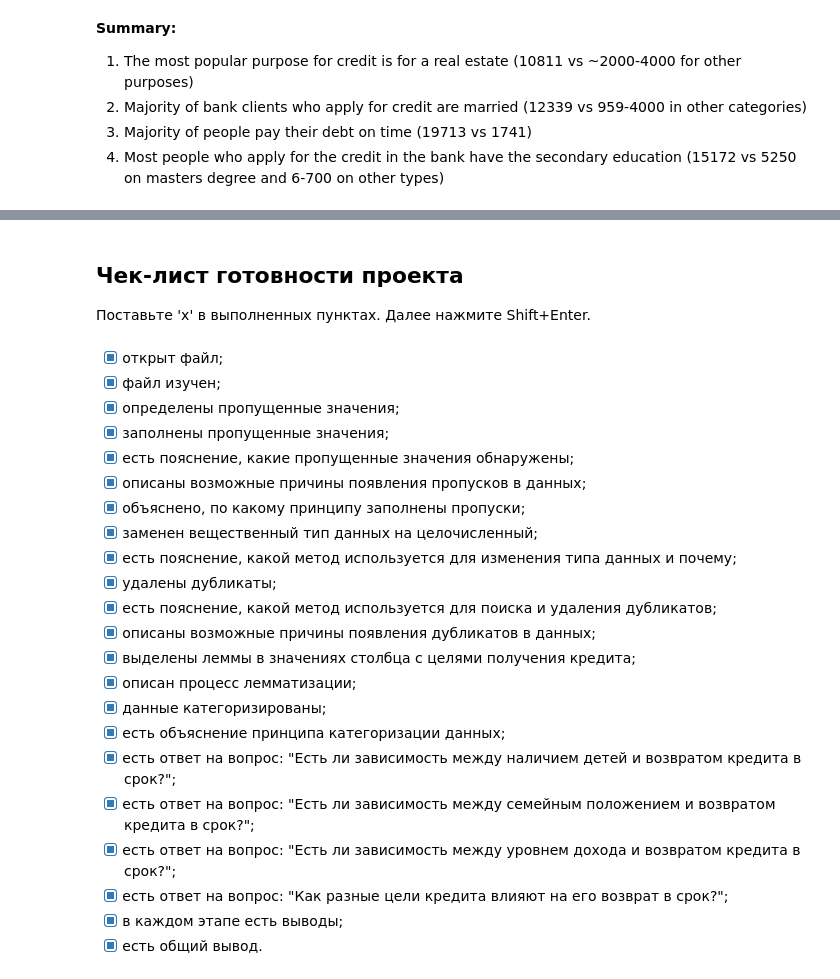
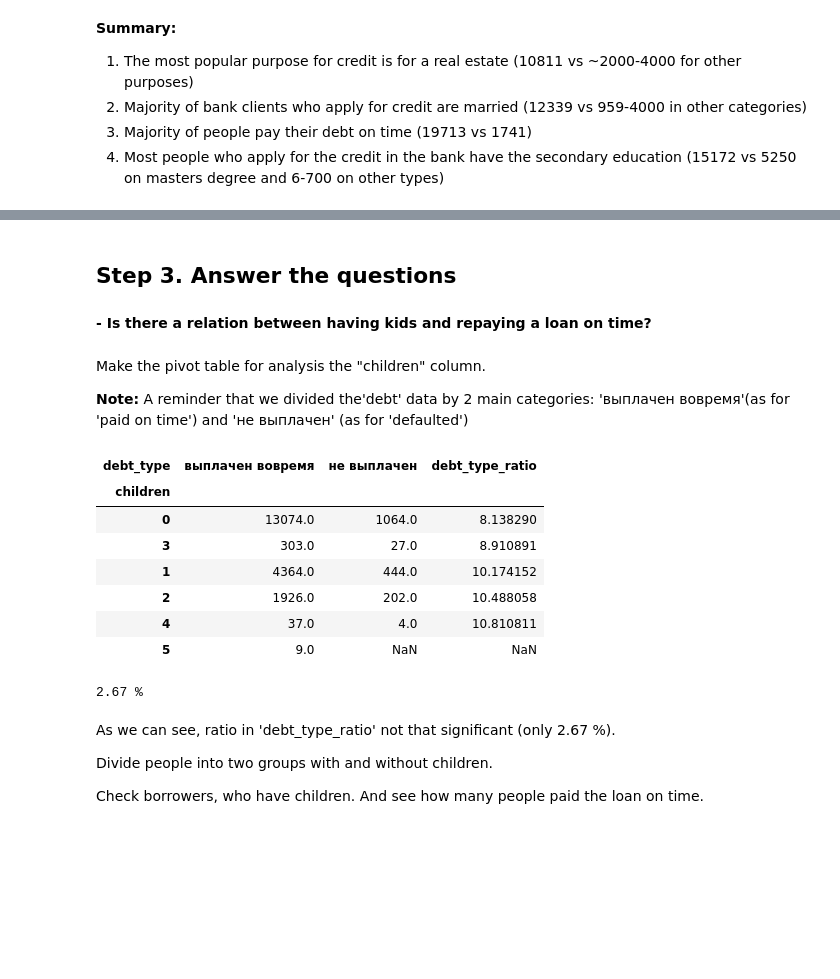
Before and after one commit to VeronicaCodes/credit_repayment_behaviour_analysis, a Jupyter notebook: ENG_credit_repayment_behaviour_analysis.ipynb, the cells around one changed output, grey strips where cells are left out. Drawn from its saved outputs; the diff is of its cells as text; code cells hidden in the pictures; blank space fills up the shorter version.

```diff
--- a/ENG_credit_repayment_behaviour_analysis.ipynb
+++ b/ENG_credit_repayment_behaviour_analysis.ipynb
@@ -752,16 +688,0 @@ df_example.style.format({'% должников': '{:.2%}', '% НЕдолжник
-# %%
-#По официальным данным от Росстата, среднемесячная ЗП населения России в 2020 51083.
-#Для того чтобы считаться средним классом, в Москве необходимо зарабатывать от 121 тыс. руб
-
-#Посчитаем, что средний ур. ЗП это приблизительно 51000-121000тыс руб. Ниже 51к - ниже ср., Выше 120к - выше ср.
-def total_income_category(value):
-    if value < 51000:
-        return 0
-    elif 51000 <= value <= 121000:
-        return 1
-    return 2
-df['income_level_index'] = df['total_income'].apply(total_income_category)
-
-#Сделаем еще 1 PivoTable, разделив должников по гендерному признаку:
-data_pivot = df.pivot_table(index=['income_level_index'], columns=['gender'], values='debt', aggfunc=['sum'],fill_value = 'N/A', margins = True, margins_name='TOTAL')
-print(data_pivot)
@@ -880,27 +689,36 @@ group_purpose  TOTAL
-# %% [markdown]
-## Чек-лист готовности проекта
-
-Поставьте 'x' в выполненных пунктах. Далее нажмите Shift+Enter.
-# %% [markdown]
-- [x]  открыт файл;
-- [x]  файл изучен;
-- [x]  определены пропущенные значения;
-- [x]  заполнены пропущенные значения;
-- [x]  есть пояснение, какие пропущенные значения обнаружены;
-- [x]  описаны возможные причины появления пропусков в данных;
-- [x]  объяснено, по какому принципу заполнены пропуски;
-- [x]  заменен вещественный тип данных на целочисленный;
-- [x]  есть пояснение, какой метод используется для изменения типа данных и почему;
-- [x]  удалены дубликаты;
-- [x]  есть пояснение, какой метод используется для поиска и удаления дубликатов;
-- [x]  описаны возможные причины появления дубликатов в данных;
-- [x]  выделены леммы в значениях столбца с целями получения кредита;
-- [x]  описан процесс лемматизации;
-- [x]  данные категоризированы;
-- [x]  есть объяснение принципа категоризации данных;
-- [x]  есть ответ на вопрос: "Есть ли зависимость между наличием детей и возвратом кредита в срок?";
-- [x]  есть ответ на вопрос: "Есть ли зависимость между семейным положением и возвратом кредита в срок?";
-- [x]  есть ответ на вопрос: "Есть ли зависимость между уровнем дохода и возвратом кредита в срок?";
-- [x]  есть ответ на вопрос: "Как разные цели кредита влияют на его возврат в срок?";
-- [x]  в каждом этапе есть выводы;
-- [x]  есть общий вывод.
+# %% [markdown]
+## Step 3. Answer the questions
+# %% [markdown]
+**- Is there a relation between having kids and repaying a loan on time?**
+# %% [markdown]
+Make the pivot table for analysis the "children" column.
+
+**Note:** A reminder that we divided the'debt' data by 2 main categories: 'выплачен вовремя'(as for 'paid on time') and 'не выплачен' (as for 'defaulted')
+# %%
+# create the pivot table
+credit_child = df.pivot_table(index=['children'], columns='debt_type', values='debt', aggfunc='count')
+# count the ratio defaulted / on time
+credit_child['debt_type_ratio'] = credit_child['не выплачен'] / credit_child['выплачен вовремя'] * 100
+# sort by "debt_type_ratio"
+credit_child.sort_values(by='debt_type_ratio', ascending=True)
+# %% [output]
+| debt_type | выплачен вовремя | не выплачен | debt_type_ratio |
+| children |  |  |  |
+| 0 | 13074.0 | 1064.0 | 8.138290 |
+| 3 | 303.0 | 27.0 | 8.910891 |
+| 1 | 4364.0 | 444.0 | 10.174152 |
+| 2 | 1926.0 | 202.0 | 10.488058 |
+| 4 | 37.0 | 4.0 | 10.810811 |
+| 5 | 9.0 | NaN | NaN |
+# %%
+# counting the difference
+dif_per_children = credit_child['debt_type_ratio'].max() - credit_child['debt_type_ratio'].min()
+print(round(dif_per_children,2),'%')
+# %% [output]
+2.67 %
+# %% [markdown]
+As we can see, ratio in 'debt_type_ratio' not that significant (only 2.67 %).
+
+Divide people into two groups with and without children.
+
+Сheck borrowers, who have children. And see how many people paid the loan on time.
```
Also changed, not shown: parts of 56 cells of this notebook.
